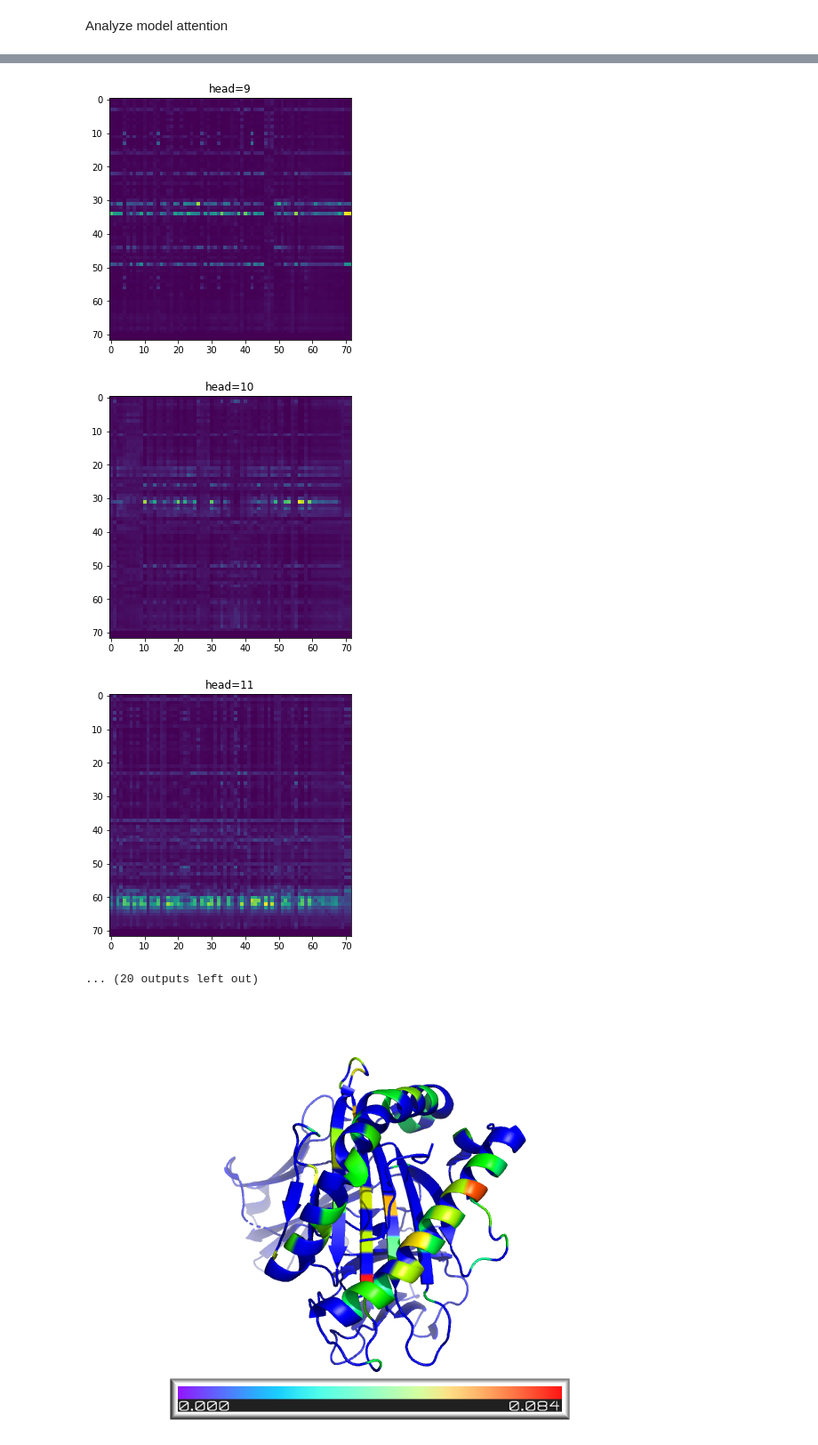
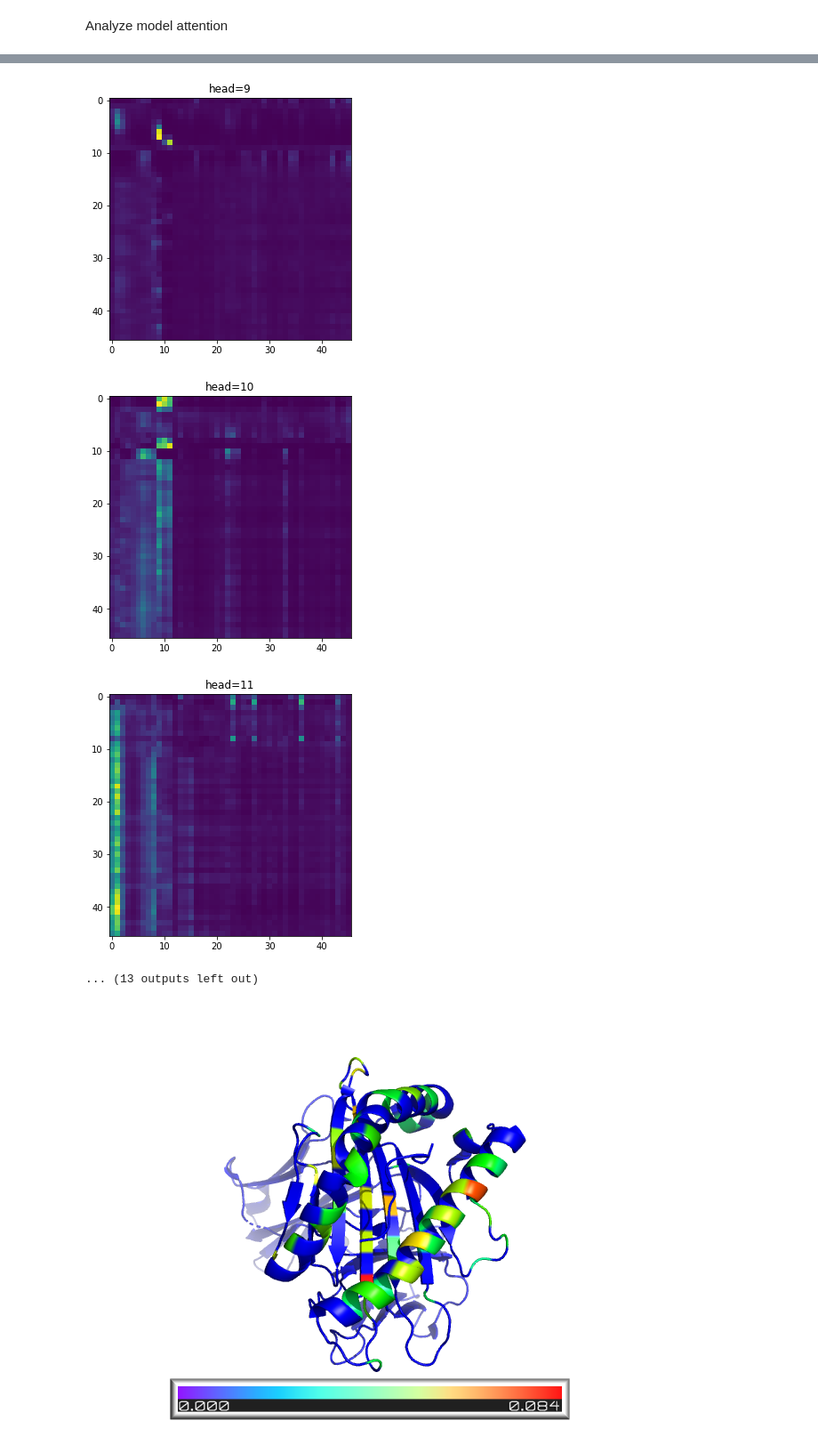
Before and after one commit to mhbakalar/phla-prediction, a Jupyter notebook: analysis/analysis.ipynb, the cells around one changed output, grey strips where cells are left out. Shown at 89% size. Drawn from its saved outputs; the diff is of its cells as text; code cells hidden in the pictures.

```diff
--- a/analysis/analysis.ipynb
+++ b/analysis/analysis.ipynb
@@ -22,14 +23,14 @@ import numpy as np
 Load data and model from checkpoint
 # %%
 # Configure data and build data module
-hits_file = '../data/hits_16_9.txt'
-decoys_file = None
+hits_file = '../data/hits_16_10.txt'
+decoys_file = '../data/decoys_10.txt'
 aa_order_file = '../data/amino_acid_ordering.txt'
 allele_sequence_file = '../data/alleles_95_variable.txt'
 
 data = models.datasets.phla_data.PeptideHLADataModule(
             hits_file=hits_file,
-            decoys_file=decoys_file,
+            decoys_file=None,
             aa_order_file=aa_order_file,
             allele_sequence_file=allele_sequence_file,
             decoy_mul=1,
@@ -41,9 +42,10 @@ data = models.datasets.phla_data.PeptideHLADataModule(
 data.prepare_data()
 
 # Load the model and patch to recover attention outputs
-model = models.modules.split_transformer.PeptideHLATransformer.load_from_checkpoint(
-    glob.glob()"../logs/hits_95/lightning_logs/heads_25_layers_1/*.ckpt")[0]
-)
+ckpt_file = glob.glob("../logs/hits_95/lightning_logs/heads_25_layers_1/*.ckpt")[1]
+print(ckpt_file)
+
+model = models.modules.split_transformer.PeptideHLATransformer.load_from_checkpoint(ckpt_file)
 attn_outputs = {}
 for i, key in enumerate(model.transformers):
     item = model.transformers[key]
@@ -96,12 +115,13 @@ _generate_square_subsequent_mask(10).size(0)
 # %% [markdown]
 Analyze model attention
 # %%
-data_avg = torch.vstack(list(attn_outputs[1].outputs)).mean(axis=0)
+attn_maps = attn_outputs['phla_transformer_encoder'][1].outputs
+data_avg = torch.vstack(list(attn_maps)).mean(axis=0)
 # %%
 import numpy as np
-for head in np.arange(0,32):
+for head in np.arange(0,25):
     attention = data_avg[head]
     fig, ax = plt.subplots(figsize=(5, 5))
     plt.title('head={0}'.format(head))
-    ax.imshow(torch.transpose(attention, 0, 1))
+    ax.imshow(attention)
 # %% [output]
@@ -117,7 +137,7 @@ for head in np.arange(0,32):
-[figure, old version]
+[figure, new version]
-[figure, old version]
+[figure, new version]
-[figure, old version]
+[figure, new version]
-... (20 outputs left out)
+... (13 outputs left out)
 # %%
 import bfactors
 from pymol import cmd
```
Also changed, not shown: parts of 12 cells of this notebook, 16 other files.
